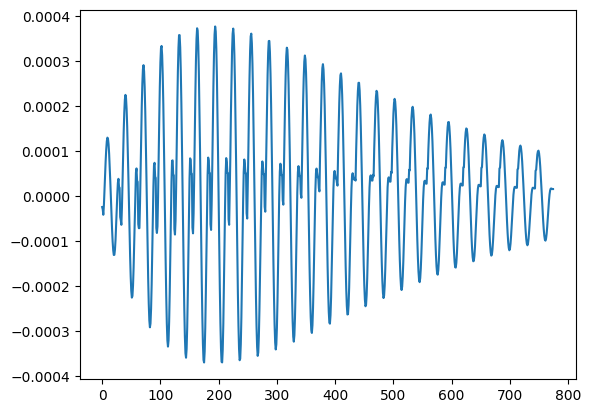
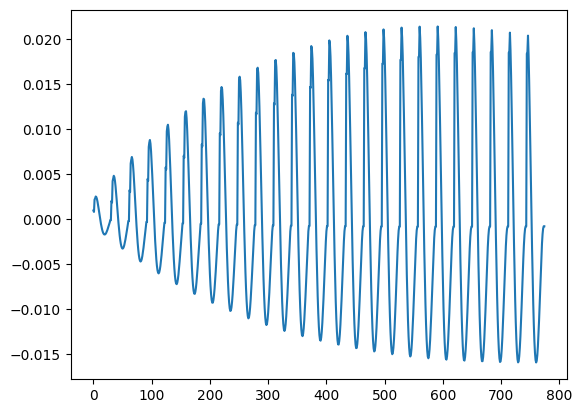
The change to this notebook cell's code, shown as a diff; its figure went from the first image to the second:
--- before
+++ after
@@ -1 +1 @@
-plt.plot(discrep_kt)
+plt.plot(disc_1)

Commit: minor, checkpoint before updating Adv-diff